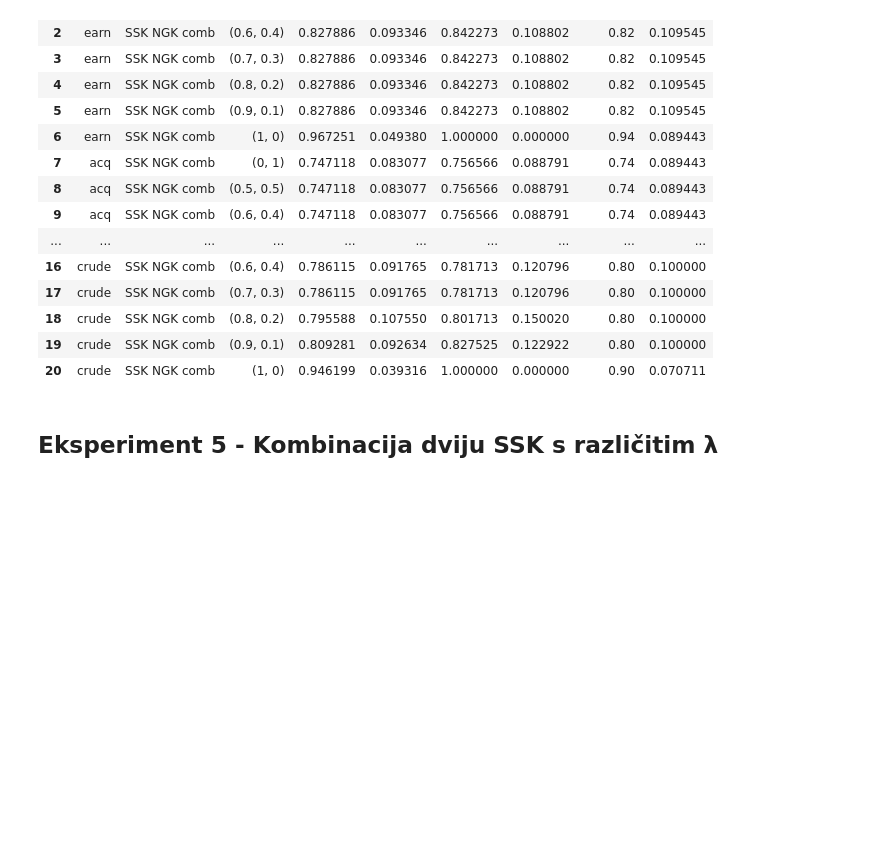
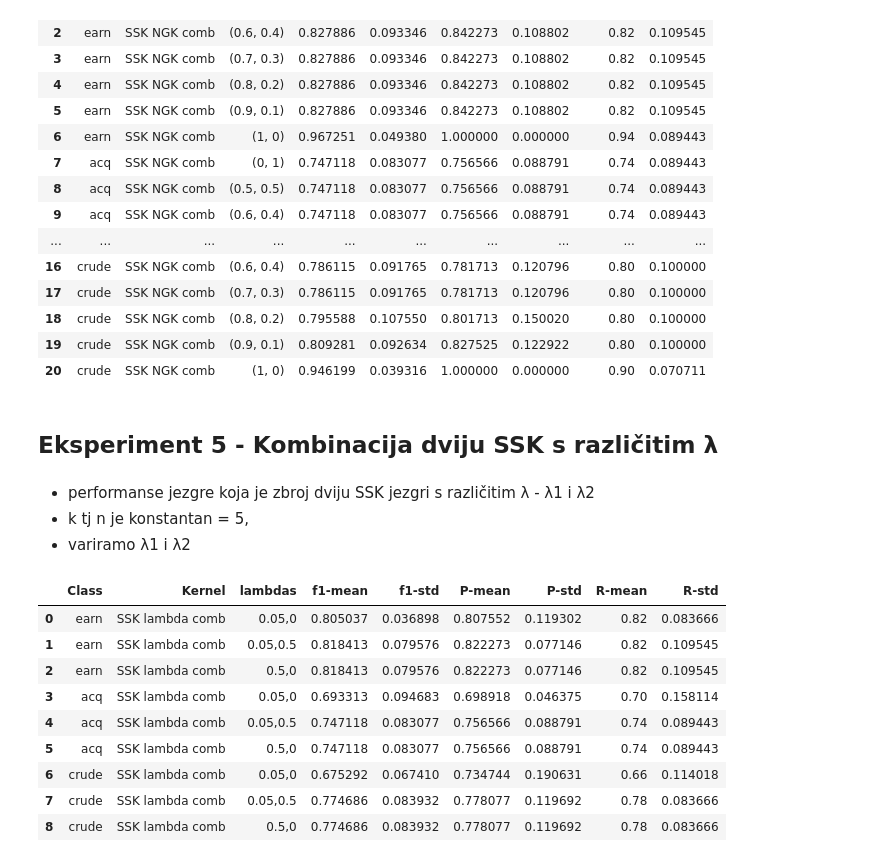
Before and after one commit to radicmagda/string-kernels, a Jupyter notebook: Kontrolna tocka 2 (Replikacija rezultata).ipynb, the cells around one changed output. Saved outputs shown, nothing was run; the diff lists cells and outputs as text; code cells hidden in the pictures; blank space fills up the shorter version.

Commit message:
results presentation

```diff
--- a/Kontrolna tocka 2 (Replikacija rezultata).ipynb
+++ b/Kontrolna tocka 2 (Replikacija rezultata).ipynb
@@ -154,3 +154,29 @@ resultsagg
 | 20 | crude | SSK NGK comb | (1, 0) | 0.946199 | 0.039316 | 1.000000 | 0.000000 | 0.90 | 0.070711 |
 # %% [markdown]
 ## Eksperiment 5 - Kombinacija dviju SSK s različitim &lambda;
+# %% [markdown]
+- performanse jezgre koja je zbroj dviju SSK jezgri s različitim &lambda; - &lambda;1 i &lambda;2
+- k tj n je konstantan = 5,
+- variramo &lambda;1 i &lambda;2
+# %%
+results=pd.read_csv("./data/exp5_5_iterations__3_classes__50_in_each_class.csv")
+results=results.applymap(lambda x: '-' if str(x).lower() == 'nan' else x)
+resultsagg = results.groupby(['Class', 'Kernel', 'k', 'lambdas'],dropna=False).agg({'F1-Score': ['mean', 'std'], 'Precision': ['mean', 'std'], 'Recall': ['mean', 'std']}).reset_index()
+
+# Rename the columns for clarity
+resultsagg.columns = ['Class', 'Kernel', 'k','lambdas', 'f1-mean', 'f1-std', 'P-mean', 'P-std', 'R-mean', 'R-std']
+resultsagg=resultsagg.sort_values(by=['Class', 'Kernel', 'lambdas']).reset_index(drop=True)
+del resultsagg['k']
+resultsagg['Class'] = resultsagg['Class'].replace({0: 'earn', 1: 'acq', 2: 'crude'})
+resultsagg
+# %% [output]
+|  | Class | Kernel | lambdas | f1-mean | f1-std | P-mean | P-std | R-mean | R-std |
+| 0 | earn | SSK lambda comb | 0.05,0 | 0.805037 | 0.036898 | 0.807552 | 0.119302 | 0.82 | 0.083666 |
+| 1 | earn | SSK lambda comb | 0.05,0.5 | 0.818413 | 0.079576 | 0.822273 | 0.077146 | 0.82 | 0.109545 |
+| 2 | earn | SSK lambda comb | 0.5,0 | 0.818413 | 0.079576 | 0.822273 | 0.077146 | 0.82 | 0.109545 |
+| 3 | acq | SSK lambda comb | 0.05,0 | 0.693313 | 0.094683 | 0.698918 | 0.046375 | 0.70 | 0.158114 |
+| 4 | acq | SSK lambda comb | 0.05,0.5 | 0.747118 | 0.083077 | 0.756566 | 0.088791 | 0.74 | 0.089443 |
+| 5 | acq | SSK lambda comb | 0.5,0 | 0.747118 | 0.083077 | 0.756566 | 0.088791 | 0.74 | 0.089443 |
+| 6 | crude | SSK lambda comb | 0.05,0 | 0.675292 | 0.067410 | 0.734744 | 0.190631 | 0.66 | 0.114018 |
+| 7 | crude | SSK lambda comb | 0.05,0.5 | 0.774686 | 0.083932 | 0.778077 | 0.119692 | 0.78 | 0.083666 |
+| 8 | crude | SSK lambda comb | 0.5,0 | 0.774686 | 0.083932 | 0.778077 | 0.119692 | 0.78 | 0.083666 |
```
Also changed, not shown: parts of 1 cell of this notebook.
